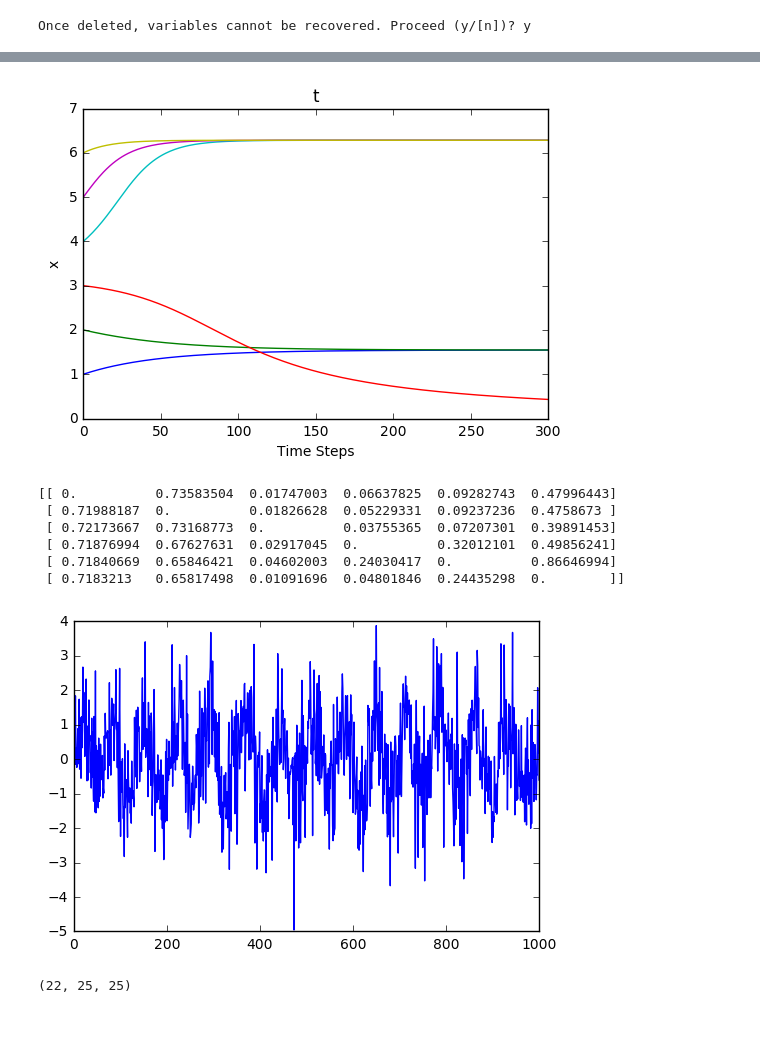
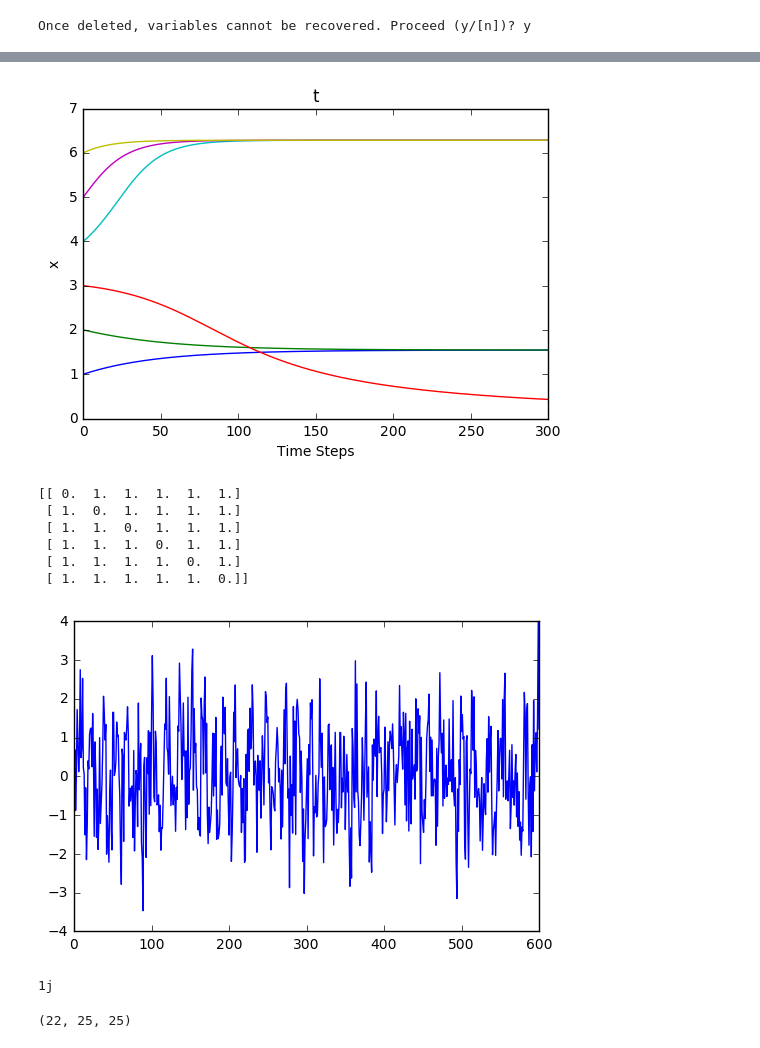
Before and after one commit to tester1456/NetworkModels, a Jupyter notebook: Graph Measures.ipynb, the cells around one changed output, grey strips where cells are left out. Saved outputs shown, nothing was run; the diff lists cells and outputs as text; code cells hidden in the pictures.

Commit message:
Added noise/transformations

```diff
--- a/Graph Measures.ipynb
+++ b/Graph Measures.ipynb
@@ -163,28 +148,28 @@ state = [[1],[2],[3],[4],[5],[6]]
 tester = nm.nmodel(Graphh,state,h,f,Matrix,Noise,dt=.01)
 tester.run(3)
 nm.state_course(tester.x[:,0,:])
-#print(gm.cross_func(tester.x[:,0,:], kernel_TE))
-print(mm.DTF_func(tester.x[:,0,:]))
+print(gm.cross_func(tester.x[:,0,:], gm.coherence))
+#print(mm.DTF_func(tester.x[:,0,:]))
 #print(gm.partial_method(tester.x[:,0,:],gm.r2))
 # %% [output]
 [figure]
-[[ 0.          0.73583504  0.01747003  0.06637825  0.09282743  0.47996443]
- [ 0.71988187  0.          0.01826628  0.05229331  0.09237236  0.4758673 ]
- [ 0.72173667  0.73168773  0.          0.03755365  0.07207301  0.39891453]
- [ 0.71876994  0.67627631  0.02917045  0.          0.32012101  0.49856241]
- [ 0.71840669  0.65846421  0.04602003  0.24030417  0.          0.86646994]
- [ 0.7183213   0.65817498  0.01091696  0.04801846  0.24435298  0.        ]]
+[[ 0.  1.  1.  1.  1.  1.]
+ [ 1.  0.  1.  1.  1.  1.]
+ [ 1.  1.  0.  1.  1.  1.]
+ [ 1.  1.  1.  0.  1.  1.]
+ [ 1.  1.  1.  1.  0.  1.]
+ [ 1.  1.  1.  1.  1.  0.]]
 # %%
 scale = 1
-noisy_x = oscillator.x + np.random.normal(0,scale,oscillator.x.shape) + \
-1j * np.random.normal(0,scale,oscillator.x.shape)
+noisy_x = add_noise(oscillator.x,1)
 #plt.plot(np.real(oscillator.x[0,0,:]))
 plt.plot(np.real(noisy_x[0,0,:]))
 plt.show()
-add_noise = lambda X,dev = X + np.random.normal(0,dev,X.shape) + 1j*np.random.normal(0,dev,X.shape)
+add_noise = lambda X,dev: X + np.random.normal(0,dev,X.shape) + 1j*np.random.normal(0,dev,X.shape)
 1j
 # %% [output]
-[figure, old version]
+[figure, new version]
+1j
 # %%
 import pickle
 with open('measure_normal' , 'rb') as pickle_data:
```
Also changed, not shown: parts of 17 cells of this notebook, 6 other files.
